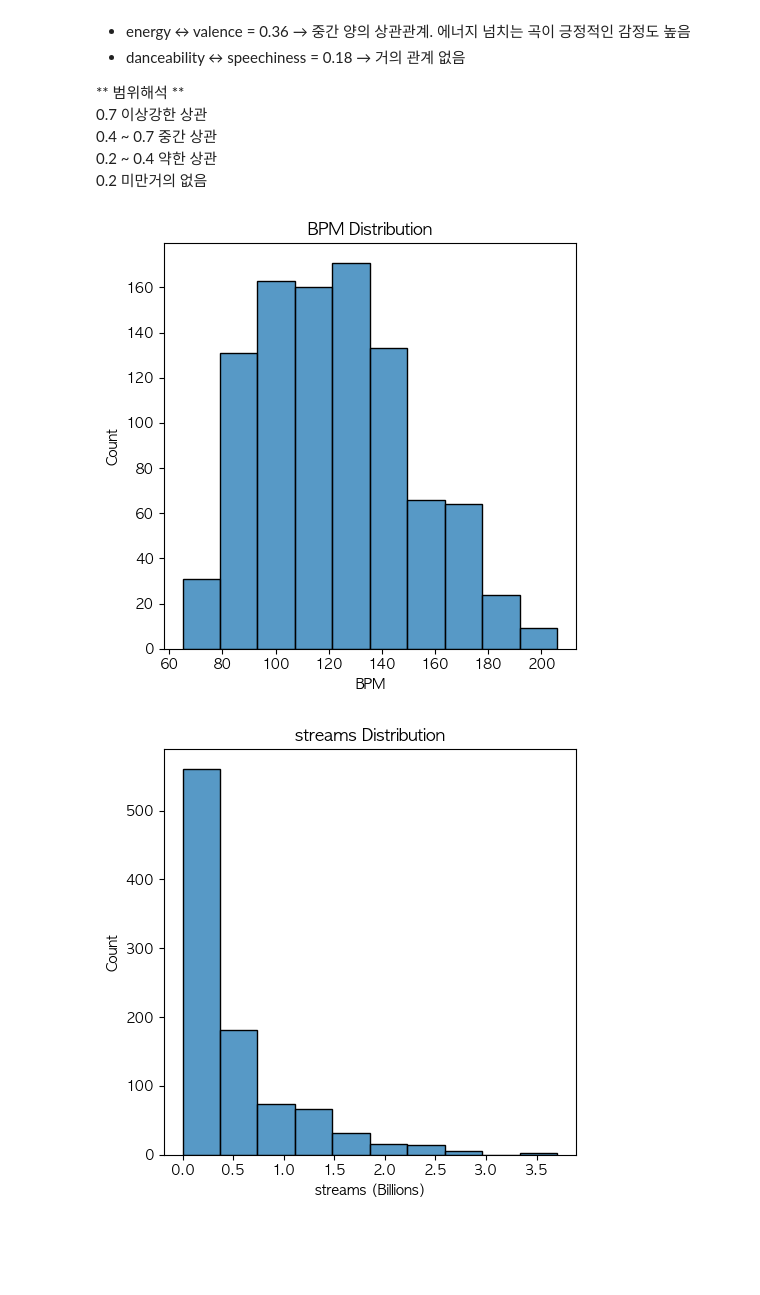
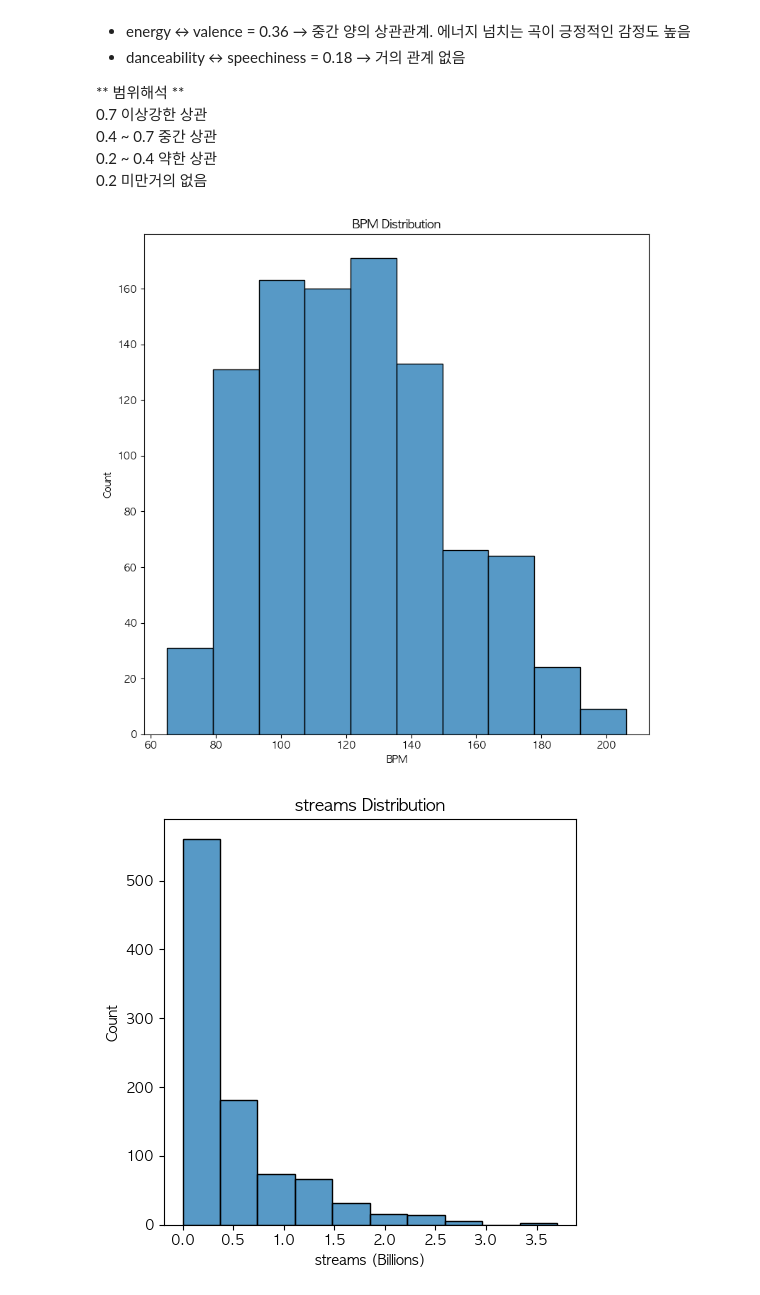
Before and after one commit to okzzinkyo/spotify-eda, a Jupyter notebook: spotify_eda.ipynb, the cells around one changed output. Cells and saved outputs as stored; diff of their text form; code cells hidden in the pictures; blank space fills up the shorter version.

```diff
--- a/spotify_eda.ipynb
+++ b/spotify_eda.ipynb
@@ -239,14 +241,14 @@ heatmap을 활용하여 오디오피쳐들 간의 상관관계를 분석한 결
 # %%
 ## 4단계 분포 시각화 & 이상치 탐색
 # %%
-plt.figure(figsize=(5,5))
+plt.figure(figsize=(8,8))
 sns.histplot(data=df, x='bpm', bins=10)
 plt.title("BPM Distribution")
 plt.xlabel("BPM")
 plt.tight_layout()
 plt.show()
 # %% [output]
-[figure, old version]
+[figure, new version]
 # %%
 plt.figure(figsize=(5,5))
 sns.histplot(data=df, x='streams', bins=10)
```
Also changed, not shown: parts of 10 cells of this notebook.
